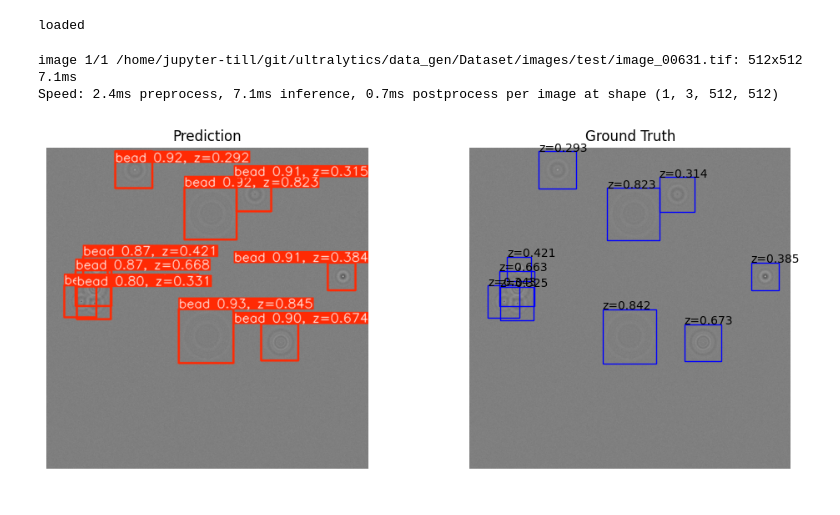
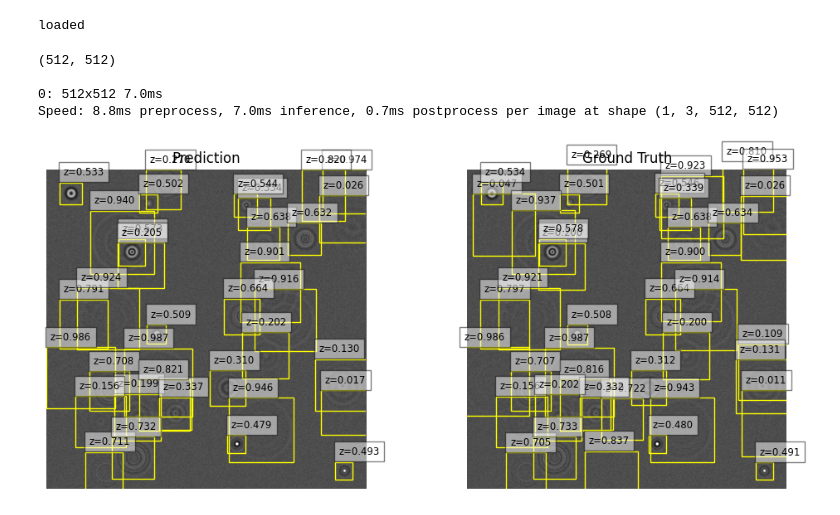
Before and after one commit to till-robert/ultralytics, a Jupyter notebook: zaxis_test.ipynb, the cells around one changed output. Drawn from its saved outputs; the diff is of its cells as text; code cells hidden in the pictures.

```diff
--- a/zaxis_test.ipynb
+++ b/zaxis_test.ipynb
@@ -22,16 +22,23 @@ def plot_gt(path,ax):
     bboxes = data[1:-1].T
     z = data[-1]
     # print(bboxes)
-    img = PIL.Image.open(path)
-    ax.imshow(np.array(img),cmap="grey",vmin=0,vmax=2**16)
+
+    return plot_result(ax,path, cls,bboxes,z)
+
+
+def plot_result(ax,path,cls,bboxes,z):
+    img = np.array(PIL.Image.open(path))
+    ax.imshow(img,cmap="grey",vmin=0,vmax=2**16)
     ax.axis("off")
     for bbox,z_value in zip(bboxes,z):
         x,y,w,h = bbox*512
-        rect = Rectangle((x-0.5*w,y-0.5*h),h,w, linewidth=1, edgecolor="blue", facecolor='none')
-        ax.text(*rect.get_xy(),f"z={z_value:.3f}")
+        rect = Rectangle((x-0.5*w,y-0.5*h),h,w, linewidth=1, edgecolor="yellow", facecolor='none')
+        tx,ty = rect.get_xy()
+        tx+=6
+        ty-=12
+        ax.text(tx,ty,f"z={z_value:.3f}",fontsize="small",bbox=dict(facecolor='white', alpha=0.5,))
         ax.add_patch(rect)
     return bboxes,z
-
 
 
 def match_predictions(pred_bboxes, gt_bboxes, pred_classes, true_classes,threshold):
@@ -63,33 +70,36 @@ def box_iou(box1, box2, eps=1e-7):
     return inter / ((a2 - a1).prod(2) + (b2 - b1).prod(2) - inter + eps)
 # %%
 # reload(results)
-model = YOLO("runs/zaxis/train63/weights/best.pt")
+model = YOLO("runs/zaxis/train117/weights/best.pt")
 # print(model.model.model)
 print("loaded")
-test_images = os.listdir("data_gen/Dataset/images/test")
-random_image = lambda: "data_gen/Dataset/images/test/"+test_images[np.random.randint(0,len(test_images))]
+dataset_path = "data_gen/Dataset_hard/images/test"
+test_images = os.listdir(dataset_path)
+random_image = lambda: dataset_path+"/"+test_images[np.random.randint(0,len(test_images))]
 # %% [output]
 loaded
 # %%
 
 plt.figure(figsize=(12,5))
 image = random_image()
-results = model.predict(image)
-res = results[0].plot()
+img = np.array(PIL.Image.open(image))#-12768
+print(img.shape)
+results = model.predict(img)
+res = results[0].zaxis.data.cpu().numpy()
 plt.subplot(1,2,1)
 plt.title("Prediction")
-plt.imshow(res)
+plot_result(plt.gca(),image,res[:,4],ops.xyxy2xywh(res[:,:4])/512,res[:,6])
 plt.axis("off")
 plt.subplot(1,2,2)
 plt.title("Ground Truth")
 
 gt_bboxes,gt_z_values = plot_gt(image,plt.gca())
-
-plt.show()
 # %% [output]
-image 1/1 /home/jupyter-till/git/ultralytics/data_gen/Dataset/images/test/image_00631.tif: 512x512 7.1ms
-Speed: 2.4ms preprocess, 7.1ms inference, 0.7ms postprocess per image at shape (1, 3, 512, 512)
+(512, 512)
+
+0: 512x512 7.0ms
+Speed: 8.8ms preprocess, 7.0ms inference, 0.7ms postprocess per image at shape (1, 3, 512, 512)
-[figure, old version]
+[figure, new version]
 # %%
 # plt.figure()
 # plt.imshow(results[0].orig_img)
```
Also changed, not shown: parts of 2 cells of this notebook, 19 other files.
